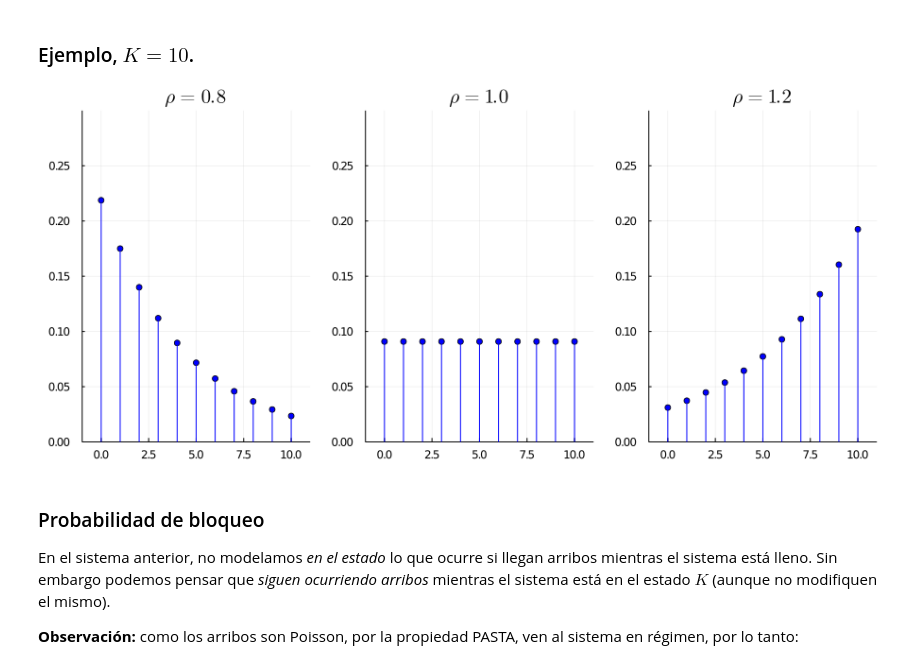
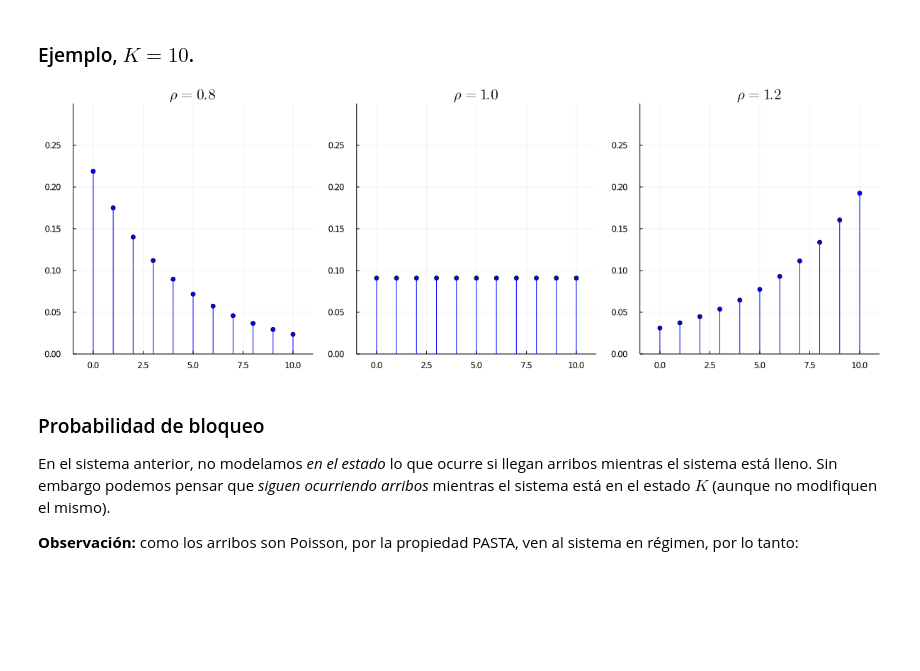
Before and after one commit to aferragu/analisisderedes, a Jupyter notebook: Teoria de colas III.ipynb, the cells around one changed output. Saved outputs shown, nothing was run; the diff lists cells and outputs as text; code cells hidden in the pictures; blank space fills up the shorter version.

```diff
--- a/Teoria de colas III.ipynb
+++ b/Teoria de colas III.ipynb
@@ -139,15 +141,15 @@ equilibrio_mm1k (generic function with 1 method)
 ### Ejemplo, $K=10$.
 # %%
 using Plots, LaTeXStrings
-default(size=(900,400))
+default(size=(1200,400))
 
 K=10
 
 plot([equilibrio_mm1k(0.8,K),equilibrio_mm1k(1.0,K),equilibrio_mm1k(1.2,K)],
     xlim=(-1,K+1), ylim=(0,.3), lt=:stem, marker=:circle, color=:blue,
     layout=(1,3),title=[L"\rho=0.8" L"\rho=1.0" L"\rho=1.2"], legend=:none)
 # %% [output]
-[figure, old version]
+[figure, new version]
 # %% [markdown]
 ### Probabilidad de bloqueo
 
```
Also changed, not shown: parts of 4 cells of this notebook, 1 other file.
